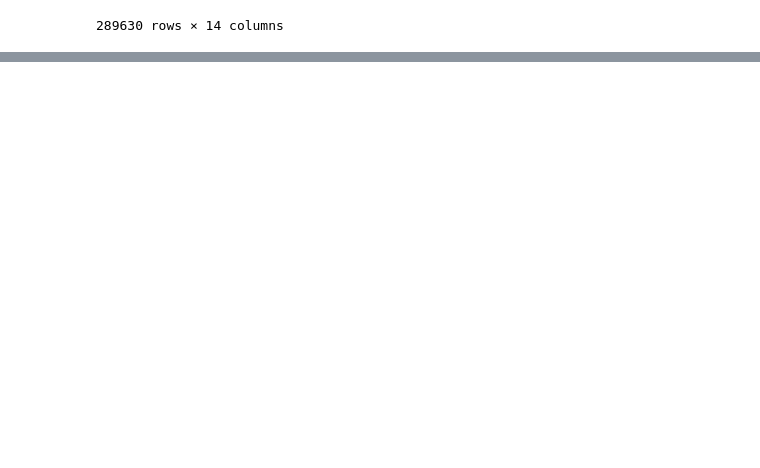
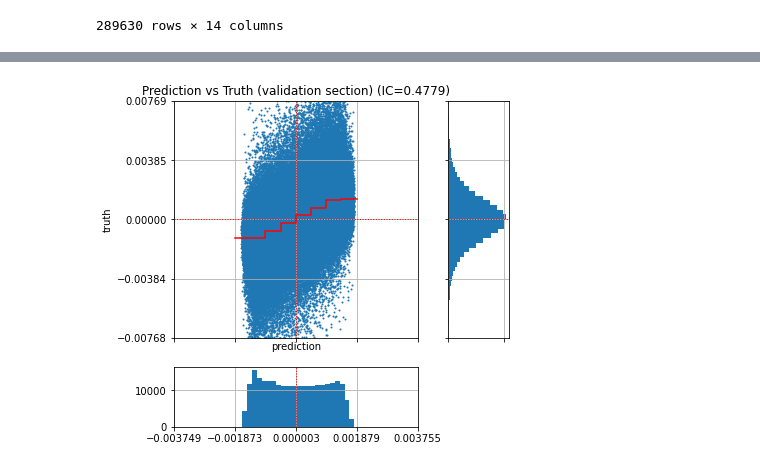
Before and after one commit to WannabeBotter/crypto_misc_jupyter, a Jupyter notebook: lightgbm_exercise/lightgbm_exercise.ipynb, the cells around one changed output, grey strips where cells are left out. Drawn from its saved outputs; the diff is of its cells as text; code cells hidden in the pictures; blank space fills up the shorter version.

```diff
--- a/lightgbm_exercise/lightgbm_exercise.ipynb
+++ b/lightgbm_exercise/lightgbm_exercise.ipynb
@@ -254,9 +258,11 @@ display_true_vs_pred(df_train['Open']-df_train['Close'], df_train['y_pred'], 'Pr
 # %%
 # バリデーション区間について予測を行い、学習したモデルの性能を確認する
 df_train['y_pred'] = lgb_util.predict(df_train[features], folds)
 
 # 真値と予測値の関係を見る
-display_true_vs_pred(df_train['Open']-df_train['Close'], df_train['y_pred'], 'Prediction vs Truth (delta_t, training section)')
+display_true_vs_pred(df_train['CLOSE_LOGDIFF'], df_train['y_pred'], 'Prediction vs Truth (validation section)')
+# %% [output]
+[figure, added]
 # %%
 # テスト区間について予測を行い、学習したモデルの性能を確認する
 df = pd.read_pickle('df_ohlcv.pkl')
```
Also changed, not shown: parts of 7 cells of this notebook.
